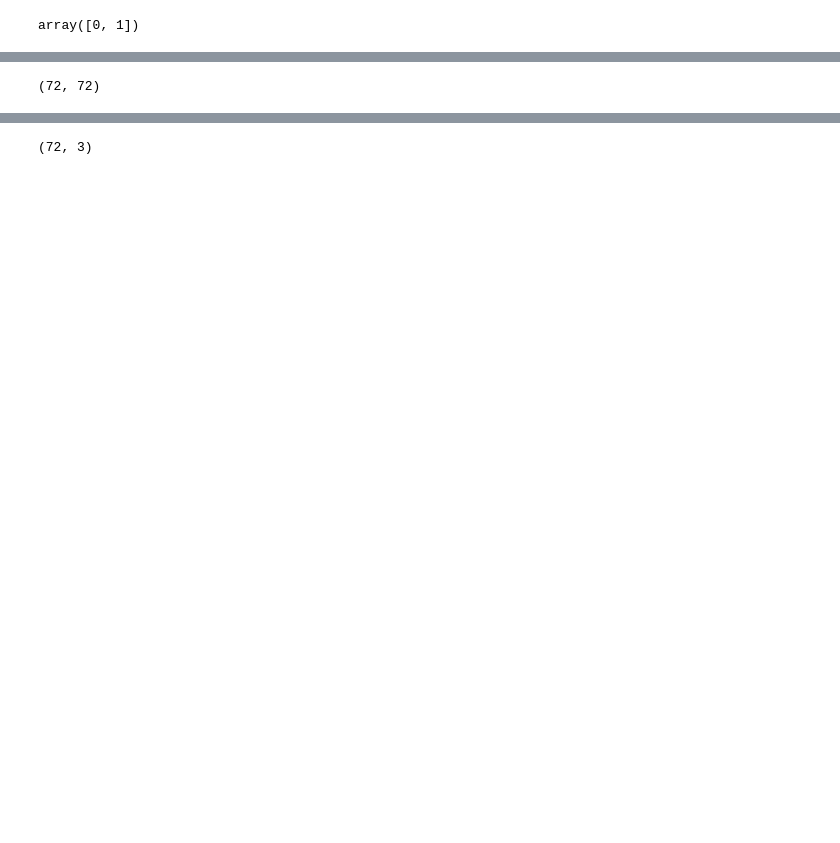
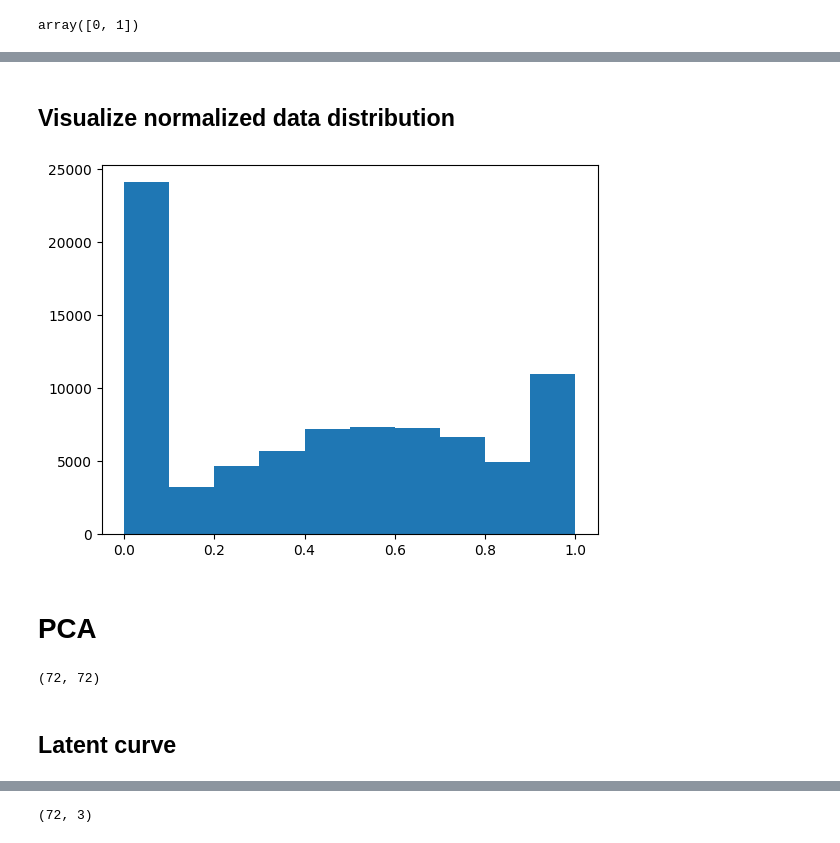
Before and after one commit to Ivan2nn/Lypidomics2, a Jupyter notebook: pca_analysis.ipynb, the cells around one changed output, grey strips where cells are left out. Cells and saved outputs as stored; diff of their text form; code cells hidden in the pictures; blank space fills up the shorter version.

```diff
--- a/pca_analysis.ipynb
+++ b/pca_analysis.ipynb
@@ -59,2 +98,14 @@ plt.show()
+# %%
+data_norm = scaler.fit_transform(data_np)
+# %% [markdown]
+## Visualize normalized data distribution
+# %%
+plt.figure()
+plt.hist(data_norm.flatten())
+plt.show()
+# %% [output]
+[figure, added]
+# %% [markdown]
+# PCA
 # %%
 pca = PCA()
@@ -63,6 +113,8 @@ data_pca = pca.fit_transform(data_norm)
 print(data_pca.shape)
 # %% [output]
 (72, 72)
+# %% [markdown]
+## Latent curve
 # %%
 plt.figure()
 plt.plot(np.cumsum(pca.explained_variance_ratio_))
```
Also changed, not shown: parts of 61 cells of this notebook, 51 other files.
